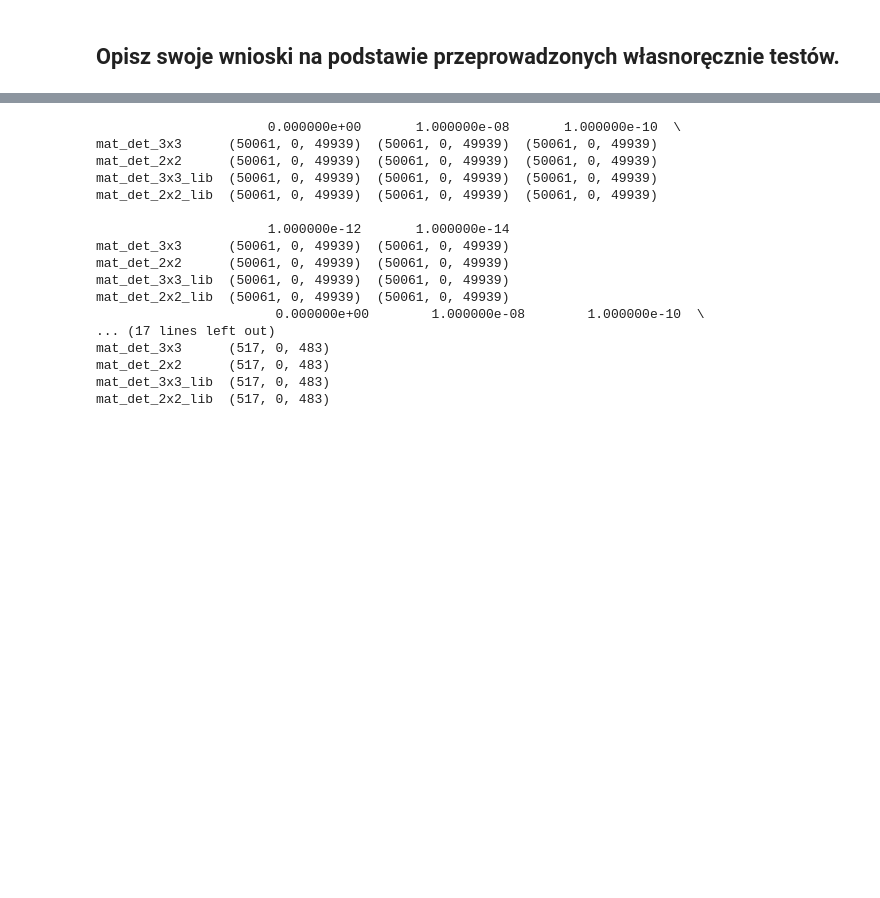
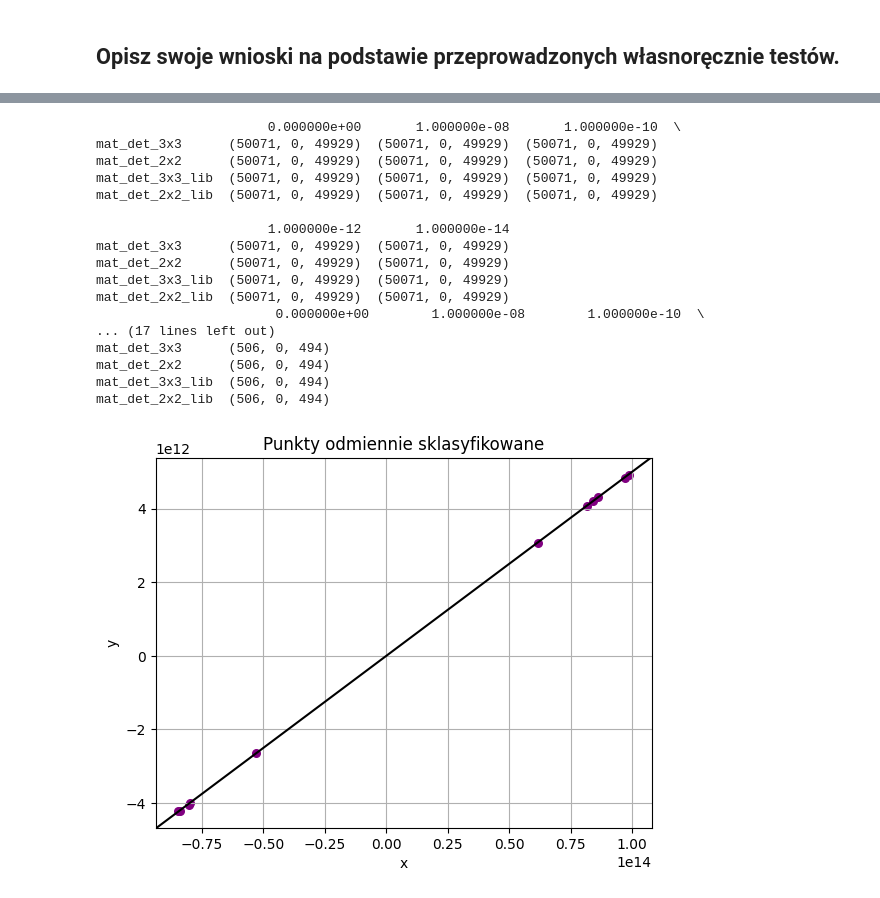
Before and after one commit to radoslawrolka/Geometric_Algorithms, a Jupyter notebook: lab1/Rolka_kod_1.ipynb, the cells around one changed output, grey strips where cells are left out. Saved outputs shown, nothing was run; the diff lists cells and outputs as text; code cells hidden in the pictures; blank space fills up the shorter version.

```diff
--- a/lab1/Rolka_kod_1.ipynb
+++ b/lab1/Rolka_kod_1.ipynb
@@ -452,6 +452,7 @@ mat_det_2x2_lib      0.015625
 
 points64 = [points_a, points_b, points_c]
 
+compare = []
 for p in points64:
     i = 0
     data = [[] for _ in range(4)]
@@ -464,6 +465,7 @@ for p in points64:
             data2[i].append(time_e-time_s)
             data[i].append((len(l),len(m),len(r)))
             #draw_line(l, m, r, d.__name__+", "+str(e))
+
         i += 1
     df = pd.DataFrame(data, columns=eps, index=row_labels)
     print(df)
@@ -471,22 +473,29 @@ for p in points64:
     #print(df)
 # %% [output]
                       0.000000e+00       1.000000e-08       1.000000e-10  \
-mat_det_3x3      (50061, 0, 49939)  (50061, 0, 49939)  (50061, 0, 49939)
-mat_det_2x2      (50061, 0, 49939)  (50061, 0, 49939)  (50061, 0, 49939)
-mat_det_3x3_lib  (50061, 0, 49939)  (50061, 0, 49939)  (50061, 0, 49939)
-mat_det_2x2_lib  (50061, 0, 49939)  (50061, 0, 49939)  (50061, 0, 49939)
+mat_det_3x3      (50071, 0, 49929)  (50071, 0, 49929)  (50071, 0, 49929)
+mat_det_2x2      (50071, 0, 49929)  (50071, 0, 49929)  (50071, 0, 49929)
+mat_det_3x3_lib  (50071, 0, 49929)  (50071, 0, 49929)  (50071, 0, 49929)
+mat_det_2x2_lib  (50071, 0, 49929)  (50071, 0, 49929)  (50071, 0, 49929)
 
                       1.000000e-12       1.000000e-14
-mat_det_3x3      (50061, 0, 49939)  (50061, 0, 49939)
-mat_det_2x2      (50061, 0, 49939)  (50061, 0, 49939)
-mat_det_3x3_lib  (50061, 0, 49939)  (50061, 0, 49939)
-mat_det_2x2_lib  (50061, 0, 49939)  (50061, 0, 49939)
+mat_det_3x3      (50071, 0, 49929)  (50071, 0, 49929)
+mat_det_2x2      (50071, 0, 49929)  (50071, 0, 49929)
+mat_det_3x3_lib  (50071, 0, 49929)  (50071, 0, 49929)
+mat_det_2x2_lib  (50071, 0, 49929)  (50071, 0, 49929)
                        0.000000e+00        1.000000e-08        1.000000e-10  \
 ... (17 lines left out)
-mat_det_3x3      (517, 0, 483)
-mat_det_2x2      (517, 0, 483)
-mat_det_3x3_lib  (517, 0, 483)
-mat_det_2x2_lib  (517, 0, 483)
+mat_det_3x3      (506, 0, 494)
+mat_det_2x2      (506, 0, 494)
+mat_det_3x3_lib  (506, 0, 494)
+mat_det_2x2_lib  (506, 0, 494)
+# %%
+def diff():
+    l, m, r = categorize_points(points_b, a, b, mat_det_2x2, 10**(-8))
+    draw_line([], m, [], "Punkty odmiennie sklasyfikowane")
+diff()
+# %% [output]
+[figure, added]
 # %%
 # # wyniki dla pozostałych zbiorów float32
 
```
Also changed, not shown: parts of 5 cells of this notebook, 1 other file.
